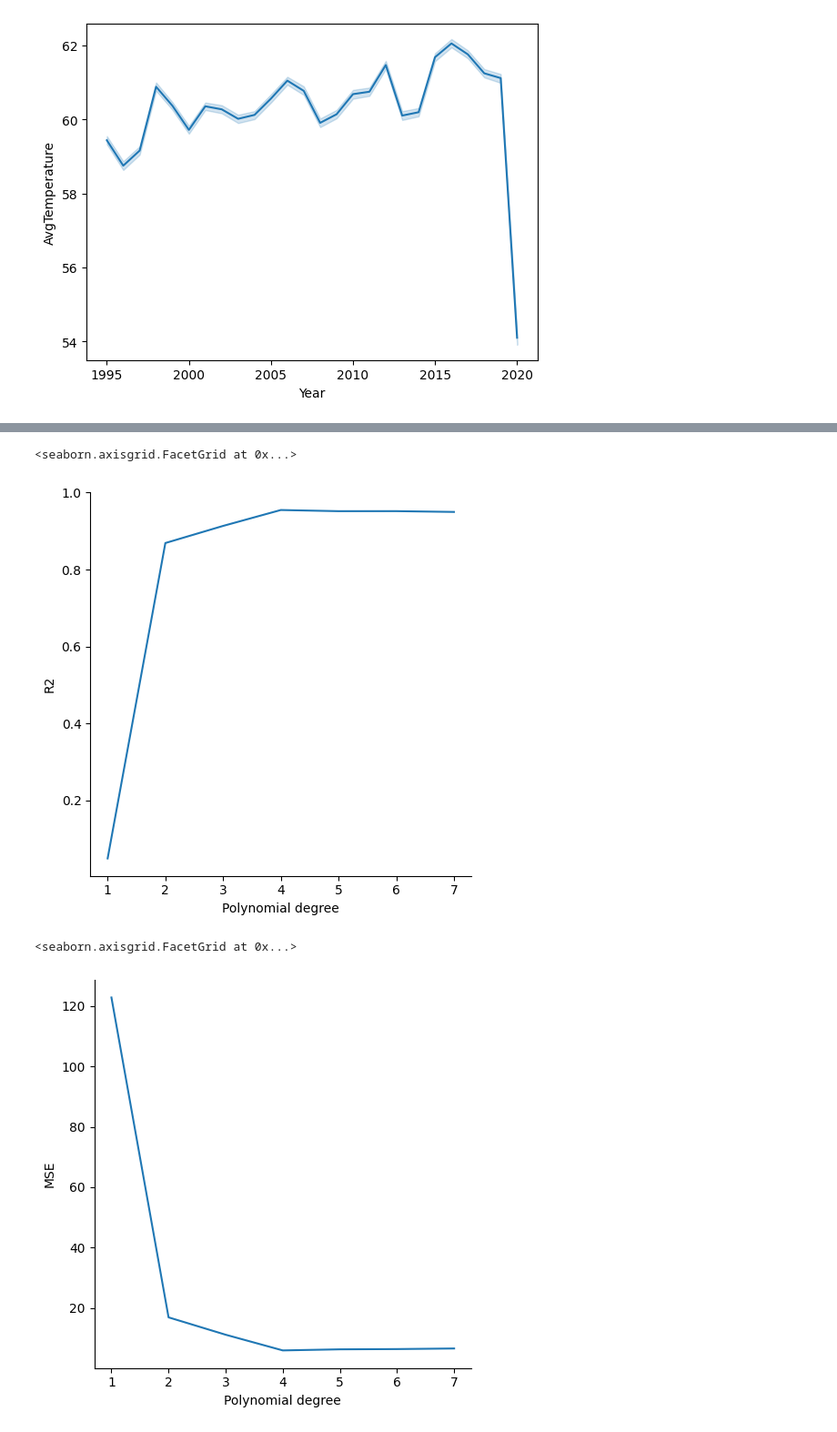
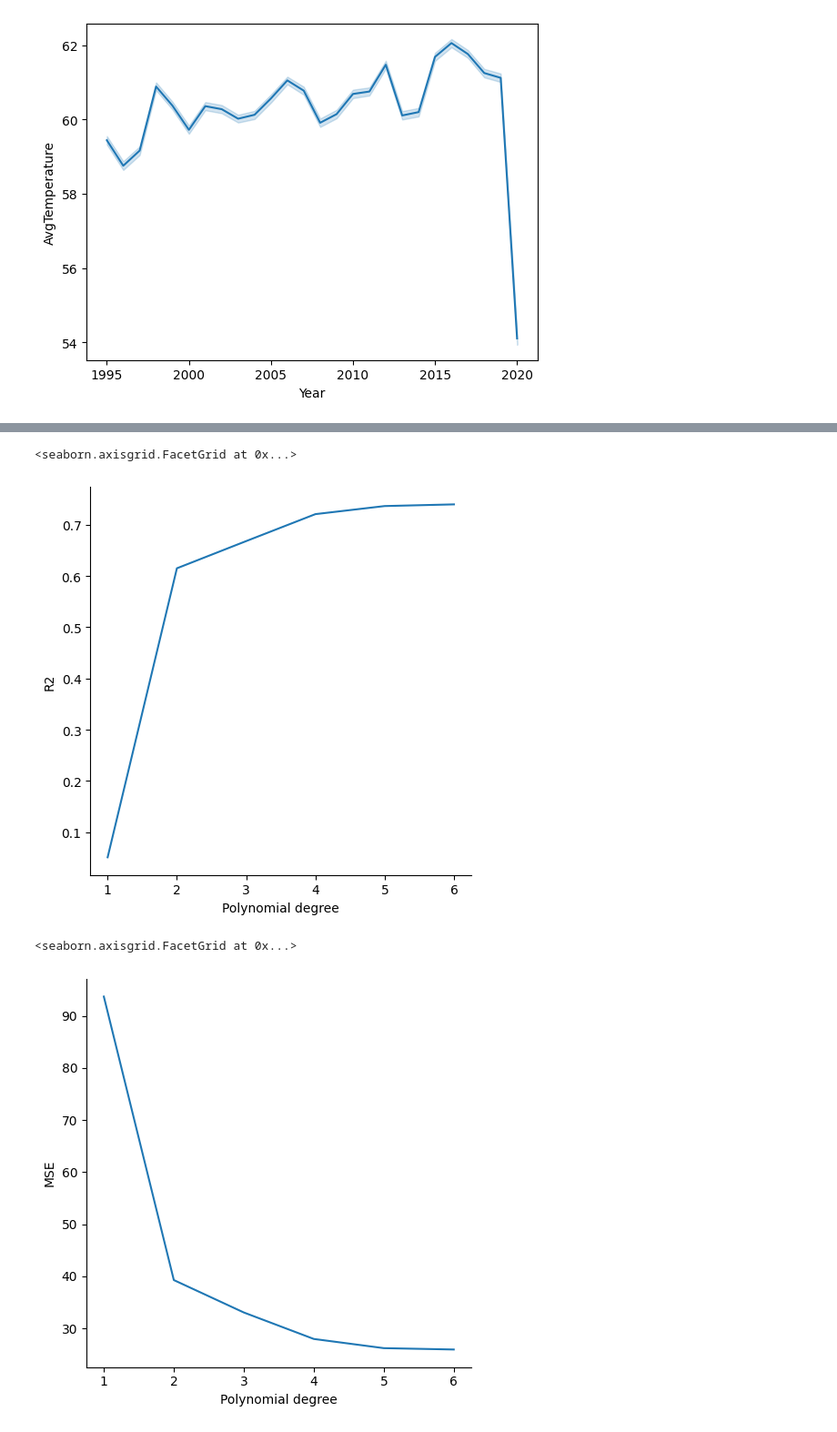
Before and after one commit to CSharpTeoMan911/TemperatureDataAnalysis, a Jupyter notebook: WeatherAnalysys.ipynb, the cells around one changed output, grey strips where cells are left out. Shown at 91% size. Drawn from its saved outputs; the diff is of its cells as text; code cells hidden in the pictures.

```diff
--- a/WeatherAnalysys.ipynb
+++ b/WeatherAnalysys.ipynb
@@ -335,16 +339,16 @@ Text(0.5, 0, 'Iteration')
 # Visualisation of the R2 score progression in relation with the polynomial degree for the Global model #
 #########################################################################################################
 
-sb.relplot(data= g_r2_prog, x="Polynomial degree", y="R2", kind="line")
+sb.relplot(data= l_r2_prog, x="Polynomial degree", y="R2", kind="line")
 # %% [output]
 <seaborn.axisgrid.FacetGrid at 0x...>
-[figure, old version]
+[figure, new version]
 # %%
 ##########################################################################################################
 # Visualisation of the MSE score progression in relation with the polynomial degree for the Global model #
 ##########################################################################################################
 
-sb.relplot(data= g_mse_prog, x="Polynomial degree", y="MSE", kind="line")
+sb.relplot(data= l_mse_prog, x="Polynomial degree", y="MSE", kind="line")
 # %% [output]
 <seaborn.axisgrid.FacetGrid at 0x...>
-[figure, old version]
+[figure, new version]
```
Also changed, not shown: parts of 8 cells of this notebook, 2 other files.
